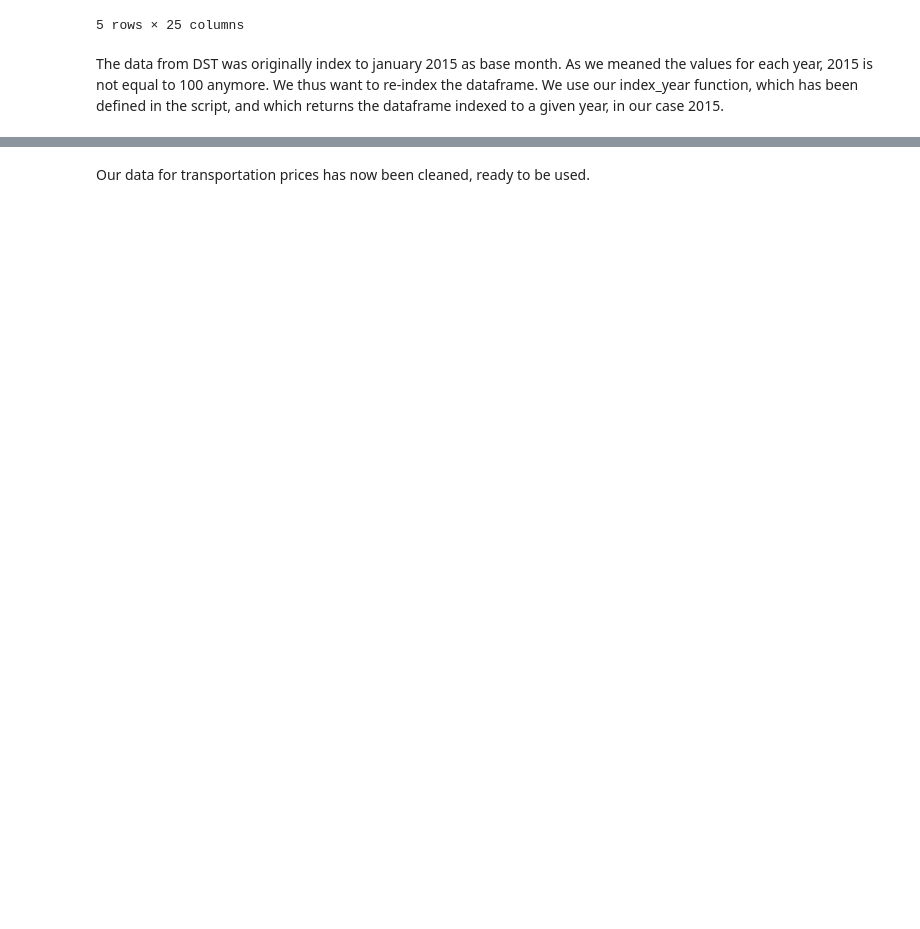
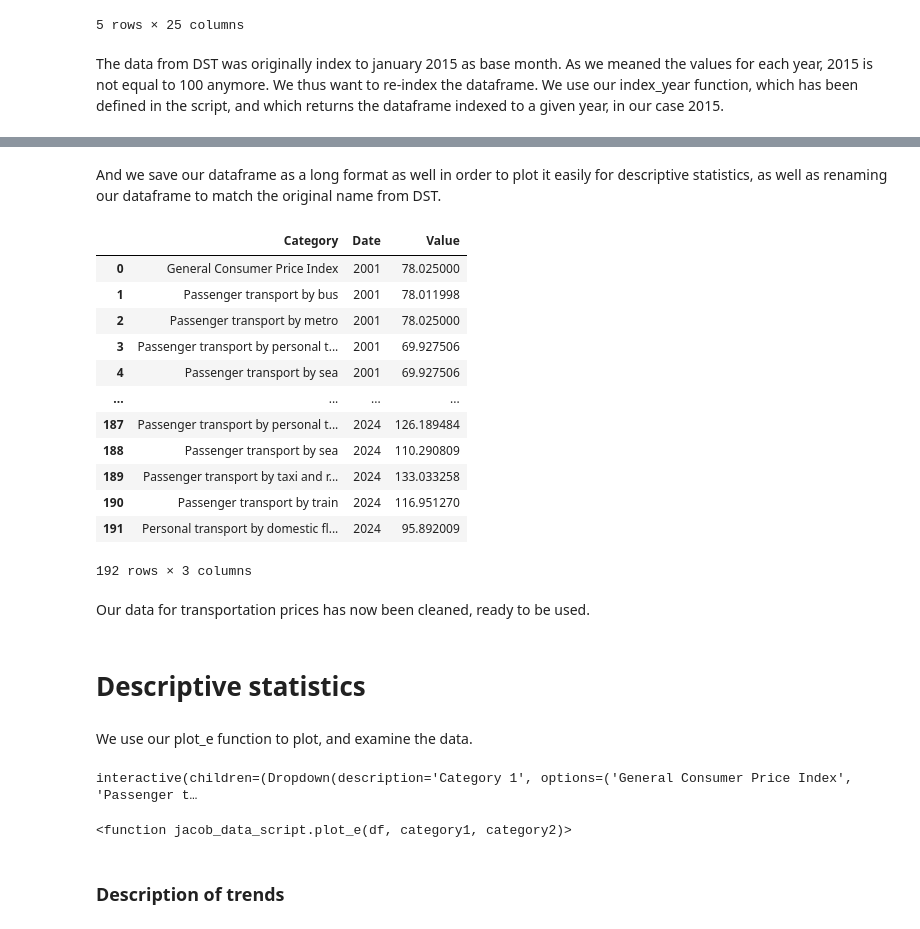
Before and after one commit to NumEconCopenhagen/projects-2024-jacobogmads, a Jupyter notebook: Jacob/Data project/jacob_data.ipynb, the cells around one changed output, grey strips where cells are left out. Cells and saved outputs as stored; diff of their text form; code cells hidden in the pictures; blank space fills up the shorter version.

```diff
--- a/Jacob/Data project/jacob_data.ipynb
+++ b/Jacob/Data project/jacob_data.ipynb
@@ -154,3 +181,47 @@ df_wide_index2015.head()
 5 rows × 25 columns
+# %% [markdown]
+And we save our dataframe as a long format as well in order to plot it easily for descriptive statistics, as well as renaming our dataframe to match the original name from DST.
+# %%
+pris111_wide = df_wide_index2015
+pris111_long = pd.melt(pris111_wide, id_vars=["Category"], var_name="Date", value_name="Value")
+pris111_long
+# %% [output]
+|  | Category | Date | Value |
+| 0 | General Consumer Price Index | 2001 | 78.025000 |
+| 1 | Passenger transport by bus | 2001 | 78.011998 |
+| 2 | Passenger transport by metro | 2001 | 78.025000 |
+| 3 | Passenger transport by personal t... | 2001 | 69.927506 |
+| 4 | Passenger transport by sea | 2001 | 69.927506 |
+| ... | ... | ... | ... |
+| 187 | Passenger transport by personal t... | 2024 | 126.189484 |
+| 188 | Passenger transport by sea | 2024 | 110.290809 |
+| 189 | Passenger transport by taxi and r... | 2024 | 133.033258 |
+| 190 | Passenger transport by train | 2024 | 116.951270 |
+| 191 | Personal transport by domestic fl... | 2024 | 95.892009 |
+192 rows × 3 columns
 # %% [markdown]
 Our data for transportation prices has now been cleaned, ready to be used.
+# %% [markdown]
+# Descriptive statistics
+# %% [markdown]
+We use our plot_e function to plot, and examine the data.
+# %%
+# interactive plot using widgets and the defined plot_e function
+widgets.interact(plot_e,
+    df=widgets.fixed(pris111_long),
+    category1=widgets.Dropdown(
+        description='Category 1',
+        options=pris111_long['Category'].unique(),
+        value=pris111_long['Category'].unique()[0]  # Default to the first unique category value
+    ),
+    category2=widgets.Dropdown(
+        description='Category 2',
+        options=pris111_long['Category'].unique(),
+        value=pris111_long['Category'].unique()[1] if len(pris111_long['Category'].unique()) > 1 else pris111_long['Category'].unique()[0]  # Default to the second unique category value if it exists, otherwise the first
+    )
+)
+# %% [output]
+interactive(children=(Dropdown(description='Category 1', options=('General Consumer Price Index', 'Passenger t…
+<function jacob_data_script.plot_e(df, category1, category2)>
+# %% [markdown]
+### Description of trends
```
Also changed, not shown: parts of 7 cells of this notebook, 4 other files.
